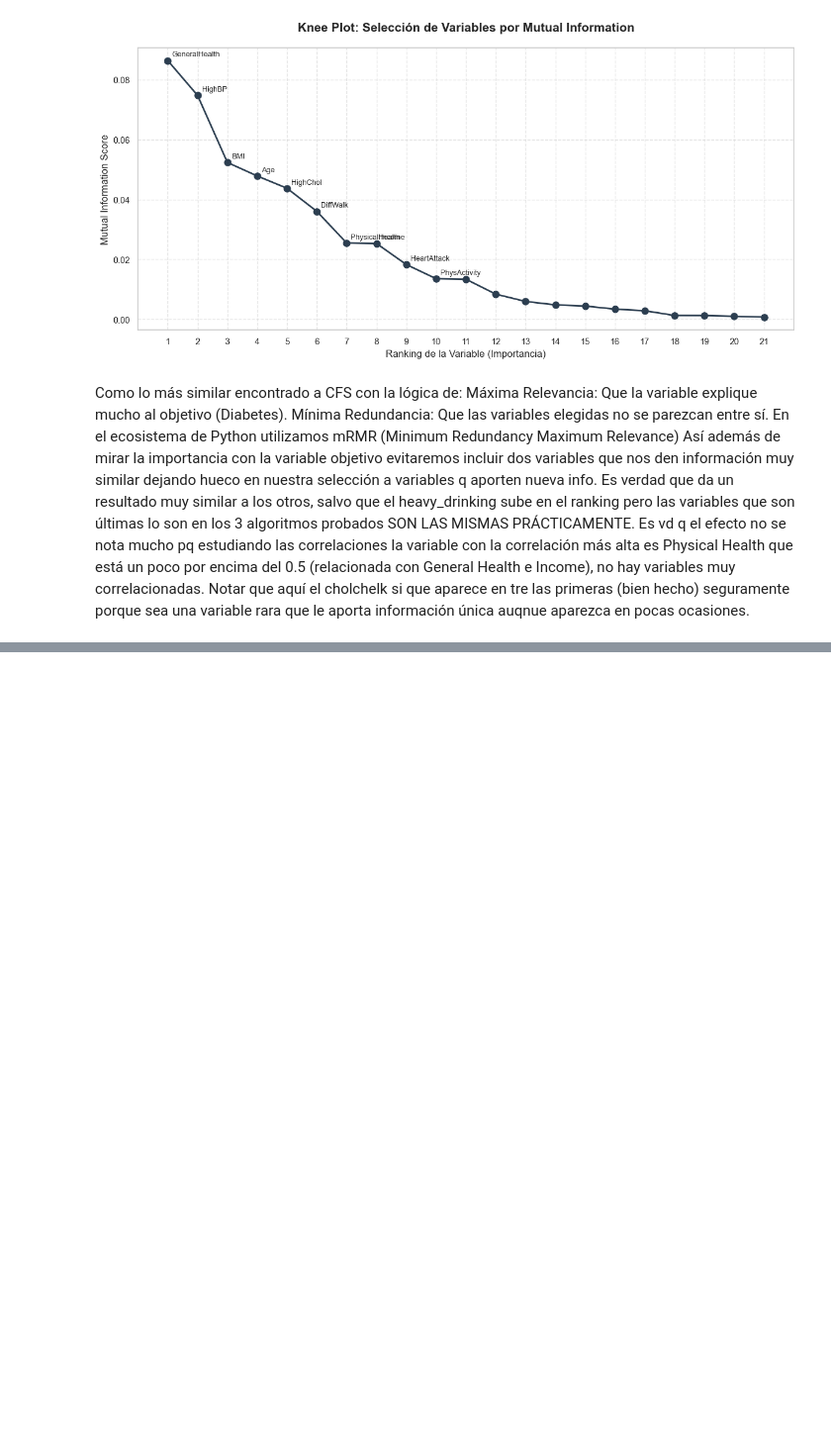
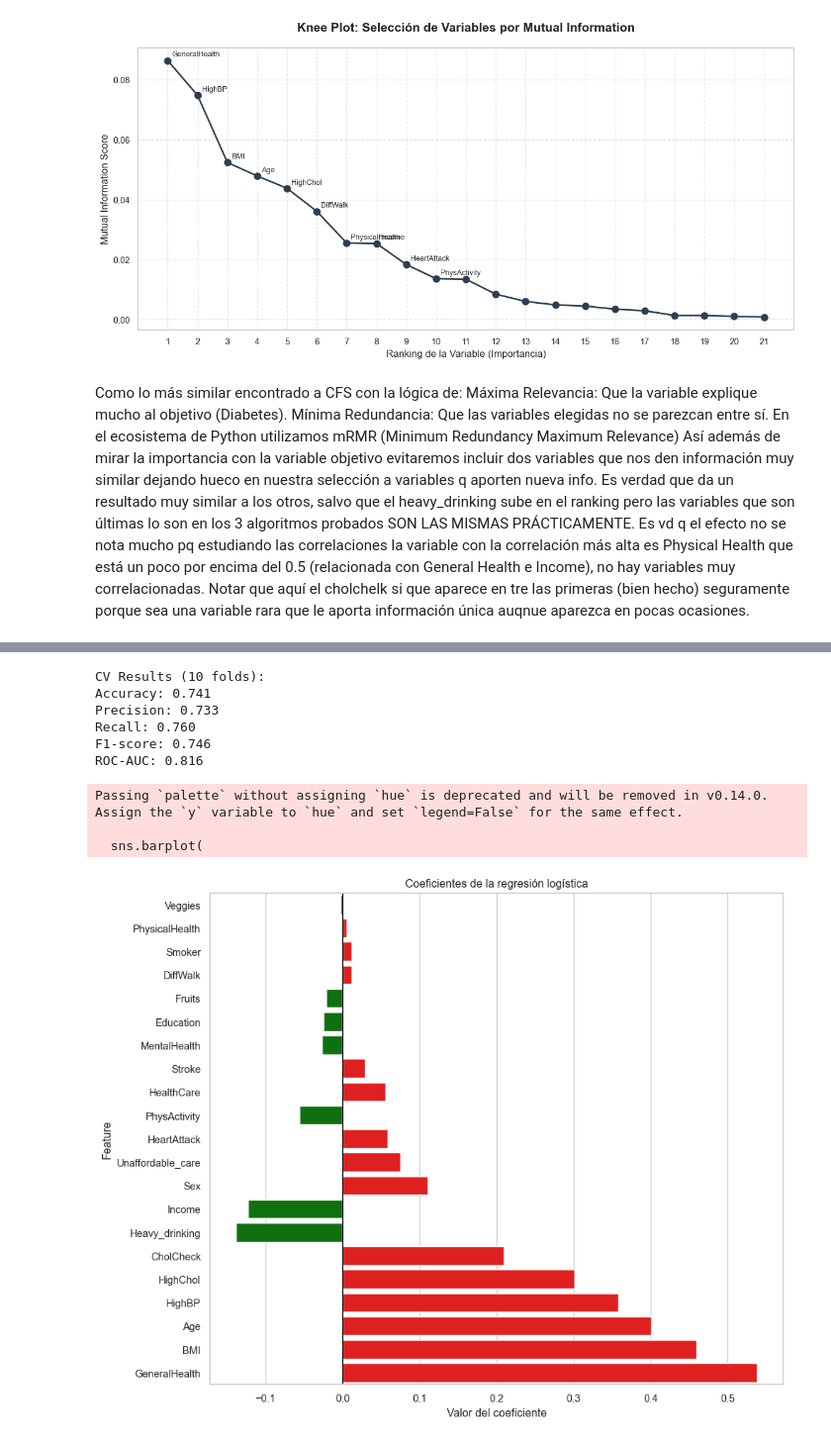
Before and after one commit to Juliahquintas/Master_Ass2_DataProcesses, a Jupyter notebook: code/code.ipynb, the cells around one changed output, grey strips where cells are left out. Shown at 99% size. Saved outputs shown, nothing was run; the diff lists cells and outputs as text; code cells hidden in the pictures; blank space fills up the shorter version.

```diff
--- a/code/code.ipynb
+++ b/code/code.ipynb
@@ -1223,0 +1366,62 @@ print(selected_features)
+# %%
+print("CV Results (10 folds):")
+print(f"Accuracy: {np.mean(accuracy_list):.3f}")
+print(f"Precision: {np.mean(precision_list):.3f}")
+print(f"Recall: {np.mean(recall_list):.3f}")
+print(f"F1-score: {np.mean(f1_list):.3f}")
+print(f"ROC-AUC: {np.mean(roc_auc_list):.3f}")
+# %% [output]
+CV Results (10 folds):
+Accuracy: 0.741
+Precision: 0.733
+Recall: 0.760
+F1-score: 0.746
+ROC-AUC: 0.816
+# %%
+import pandas as pd
+import matplotlib.pyplot as plt
+import seaborn as sns
+
+# Tus coeficientes como DataFrame
+coef_df = pd.DataFrame({
+    'Feature': [
+        'GeneralHealth', 'HighBP', 'BMI', 'Age', 'HighChol', 'DiffWalk',
+        'Income', 'CholCheck', 'HeartAttack', 'PhysicalHealth', 'Heavy_drinking',
+        'PhysActivity', 'Education', 'Stroke', 'Smoker', 'Veggies',
+        'MentalHealth', 'HealthCare', 'Fruits', 'Sex', 'Unaffordable_care'
+    ],
+    'Coefficients': [
+        0.538133, 0.357897, 0.459876, 0.400942, 0.301112, 0.011996,
+        -0.122732, 0.209392, 0.058276, 0.005060, -0.138182,
+        -0.056273, -0.024480, 0.028872, 0.011655, -0.002721,
+        -0.026707, 0.055231, -0.021039, 0.110327, 0.075271
+    ]
+})
+
+# Ordenar por valor absoluto de coeficiente
+coef_df['abs_coef'] = coef_df['Coefficients'].abs()
+coef_df = coef_df.sort_values(by='abs_coef', ascending=True)
+
+# Crear un diccionario de colores
+color_dict = {row['Feature']: ('green' if row['Coefficients'] < 0 else 'red')
+              for _, row in coef_df.iterrows()}
+
+# Gráfico de barras horizontales
+plt.figure(figsize=(10,8))
+sns.barplot(
+    x='Coefficients',
+    y='Feature',
+    data=coef_df,
+    palette=color_dict
+)
+plt.axvline(0, color='black', linewidth=0.8)  # Línea en 0
+plt.title('Coeficientes de la regresión logística')
+plt.xlabel('Valor del coeficiente')
+plt.ylabel('Feature')
+plt.tight_layout()
+plt.show()
+# %% [output]
+Passing `palette` without assigning `hue` is deprecated and will be removed in v0.14.0. Assign the `y` variable to `hue` and set `legend=False` for the same effect.
+
+  sns.barplot(
+[figure, added]
```
Also changed, not shown: parts of 18 cells of this notebook, 1 other file.
